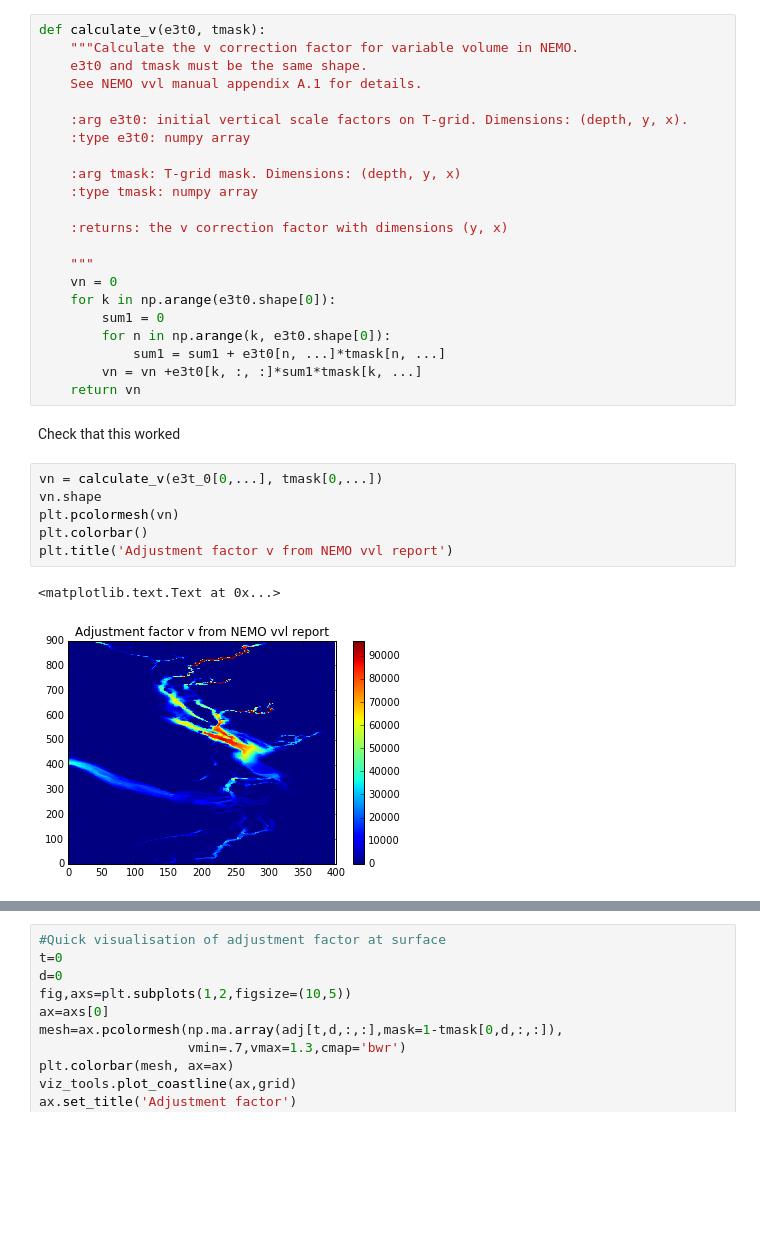
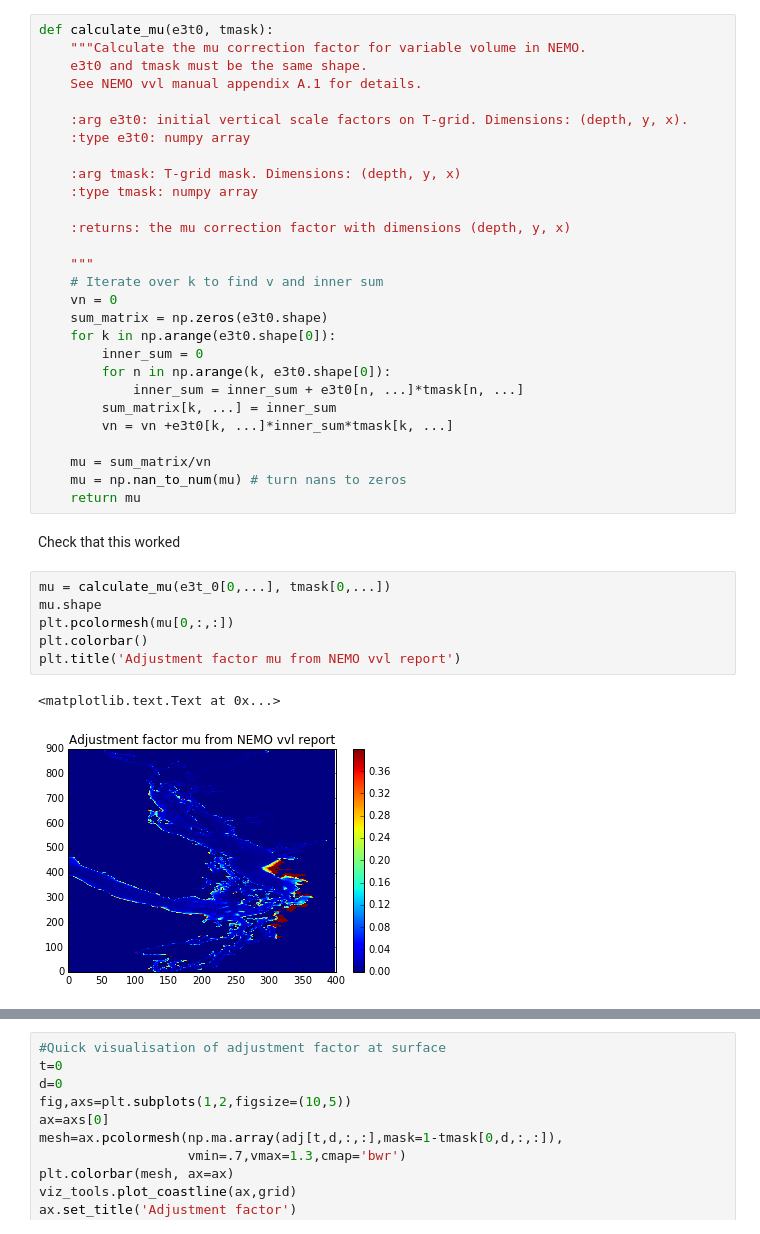
Before and after one commit to SalishSeaCast/analysis-nancy, a Jupyter notebook: notebooks/energy_flux/Time-depended depth and scale factors - development.ipynb, the cells around one changed output, grey strips where cells are left out. Saved outputs shown, nothing was run; the diff lists cells and outputs as text; blank space fills up the shorter version.

```diff
--- a/notebooks/energy_flux/Time-depended depth and scale factors - development.ipynb
+++ b/notebooks/energy_flux/Time-depended depth and scale factors - development.ipynb
@@ -47,8 +50,8 @@ gdepw_0 = mesh_mask.variables['gdepw'][:]
 # %% [markdown]
 # Functions
 # %%
-def calculate_v(e3t0, tmask):
-    """Calculate the v correction factor for variable volume in NEMO.
+def calculate_mu(e3t0, tmask):
+    """Calculate the mu correction factor for variable volume in NEMO.
     e3t0 and tmask must be the same shape.
     See NEMO vvl manual appendix A.1 for details.
 
@@ -58,25 +61,31 @@ def calculate_v(e3t0, tmask):
     :arg tmask: T-grid mask. Dimensions: (depth, y, x)
     :type tmask: numpy array
 
-    :returns: the v correction factor with dimensions (y, x)
+    :returns: the mu correction factor with dimensions (depth, y, x)
 
     """
+    # Iterate over k to find v and inner sum
     vn = 0
+    sum_matrix = np.zeros(e3t0.shape)
     for k in np.arange(e3t0.shape[0]):
-        sum1 = 0
+        inner_sum = 0
         for n in np.arange(k, e3t0.shape[0]):
-            sum1 = sum1 + e3t0[n, ...]*tmask[n, ...]
-        vn = vn +e3t0[k, :, :]*sum1*tmask[k, ...]
-    return vn
+            inner_sum = inner_sum + e3t0[n, ...]*tmask[n, ...]
+        sum_matrix[k, ...] = inner_sum
+        vn = vn +e3t0[k, ...]*inner_sum*tmask[k, ...]
+
+    mu = sum_matrix/vn
+    mu = np.nan_to_num(mu) # turn nans to zeros
+    return mu
 # %% [markdown]
 Check that this worked
 # %%
-vn = calculate_v(e3t_0[0,...], tmask[0,...])
-vn.shape
-plt.pcolormesh(vn)
+mu = calculate_mu(e3t_0[0,...], tmask[0,...])
+mu.shape
+plt.pcolormesh(mu[0,:,:])
 plt.colorbar()
-plt.title('Adjustment factor v from NEMO vvl report')
+plt.title('Adjustment factor mu from NEMO vvl report')
 # %% [output]
 <matplotlib.text.Text at 0x...>
-[figure, old version]
+[figure, new version]
 # %%
```
Also changed, not shown: parts of 5 cells of this notebook, 1 other file.
